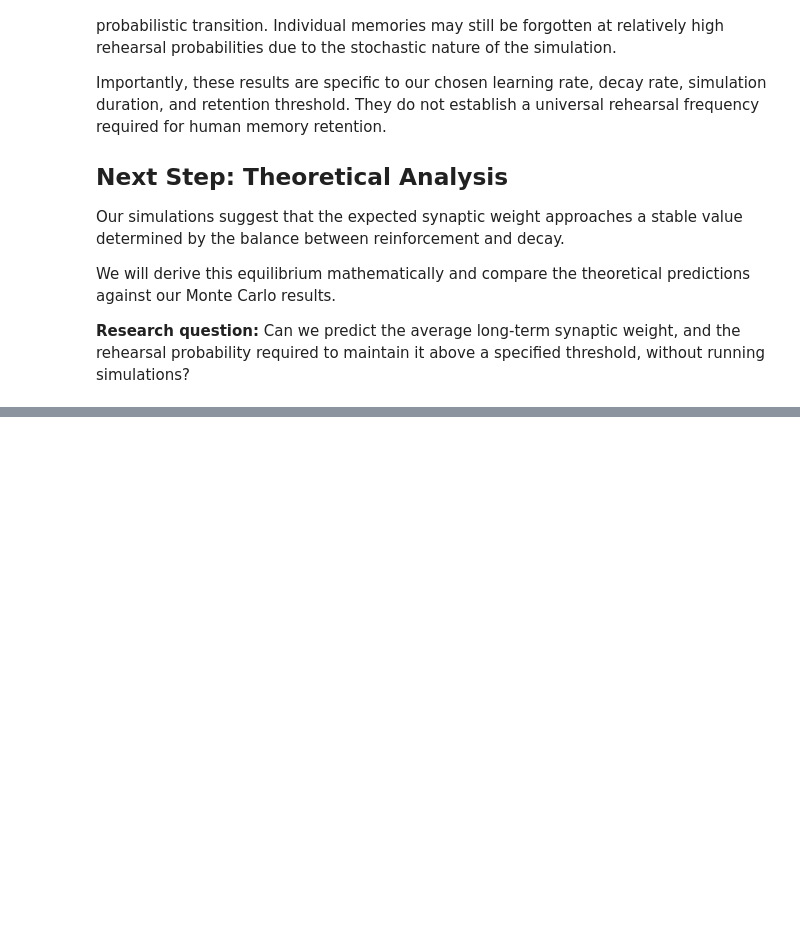
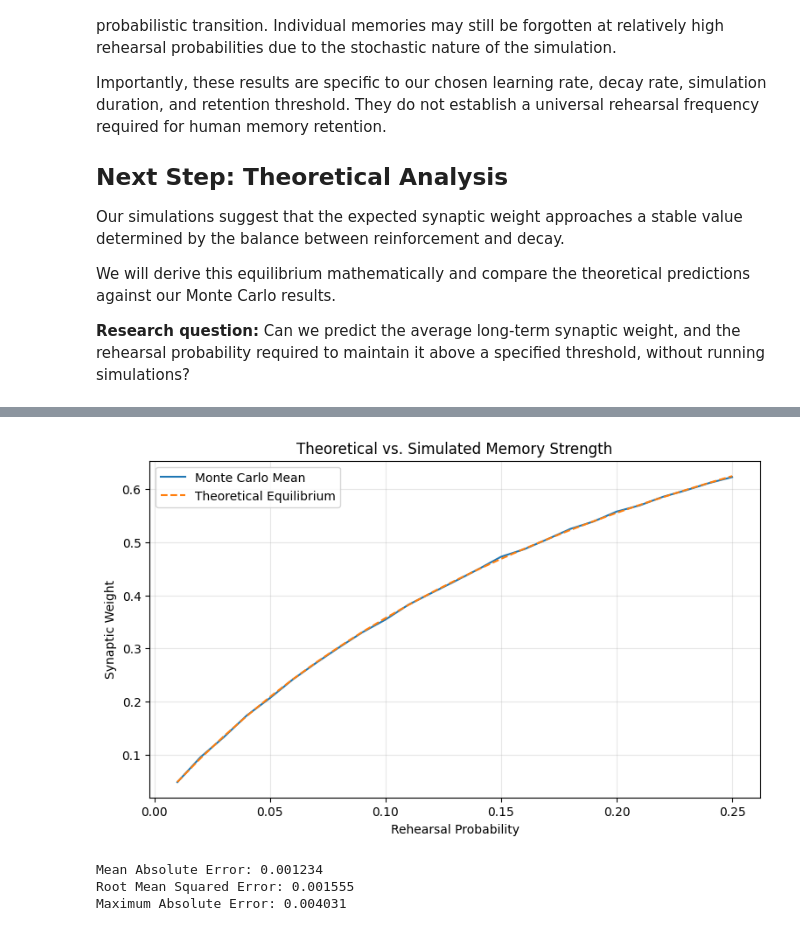
Before and after one commit to arjundutia/neural-forgetting, a Jupyter notebook: 10_monte_carlo_rehearsal.ipynb, the cells around one changed output, grey strips where cells are left out. Drawn from its saved outputs; the diff is of its cells as text; code cells hidden in the pictures; blank space fills up the shorter version.

Commit message:
Complete the Model 10 Monte Carlo analysis and theoretical validation

```diff
--- a/10_monte_carlo_rehearsal.ipynb
+++ b/10_monte_carlo_rehearsal.ipynb
@@ -132,0 +140,37 @@ We will derive this equilibrium mathematically and compare the theoretical predi
+# %%
+
+theoretical_weights = (
+    probabilities * eta /
+    (probabilities * eta + (1 - probabilities) * decay)
+)
+
+plt.figure(figsize=(9, 5))
+
+plt.plot(probabilities, means, label="Monte Carlo Mean")
+plt.plot(probabilities, theoretical_weights,
+         "--", label="Theoretical Equilibrium")
+
+plt.xlabel("Rehearsal Probability")
+plt.ylabel("Synaptic Weight")
+plt.title("Theoretical vs. Simulated Memory Strength")
+plt.legend()
+plt.grid(alpha=0.3)
+plt.show()
+# %% [output]
+[figure, added]
+# %%
+
+# Compare simulated means to theoretical predictions
+errors = np.array(means) - theoretical_weights
+
+mae = np.mean(np.abs(errors))
+rmse = np.sqrt(np.mean(errors ** 2))
+max_error = np.max(np.abs(errors))
+
+print(f"Mean Absolute Error: {mae:.6f}")
+print(f"Root Mean Squared Error: {rmse:.6f}")
+print(f"Maximum Absolute Error: {max_error:.6f}")
+# %% [output]
+Mean Absolute Error: 0.001234
+Root Mean Squared Error: 0.001555
+Maximum Absolute Error: 0.004031
```
Also changed, not shown: parts of 3 cells of this notebook.
